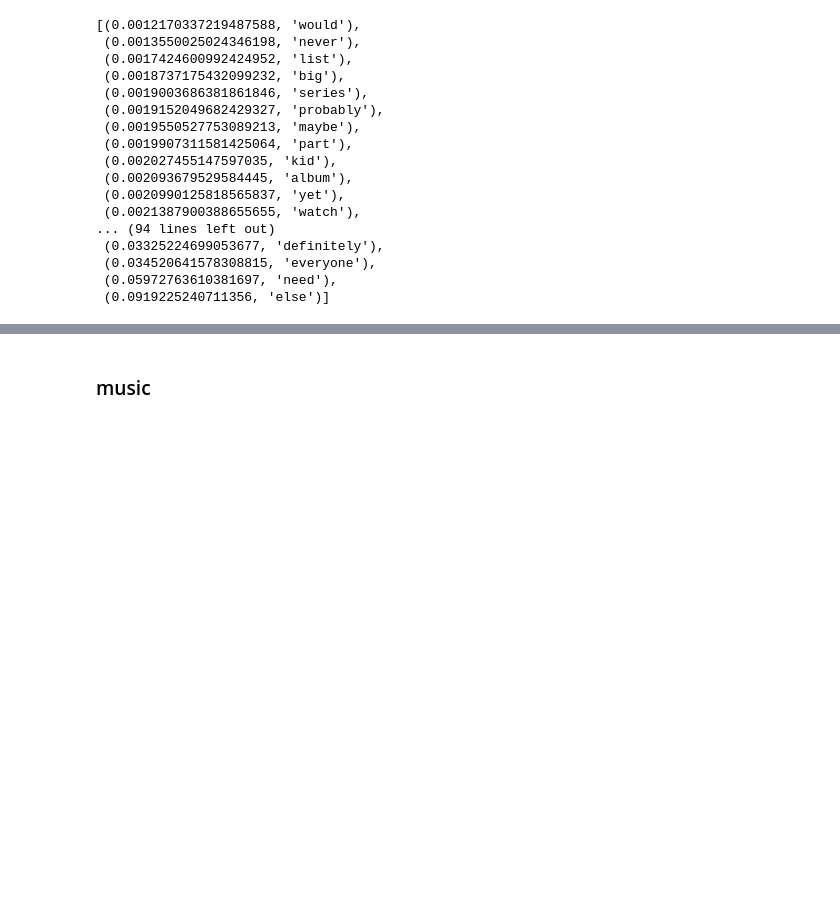
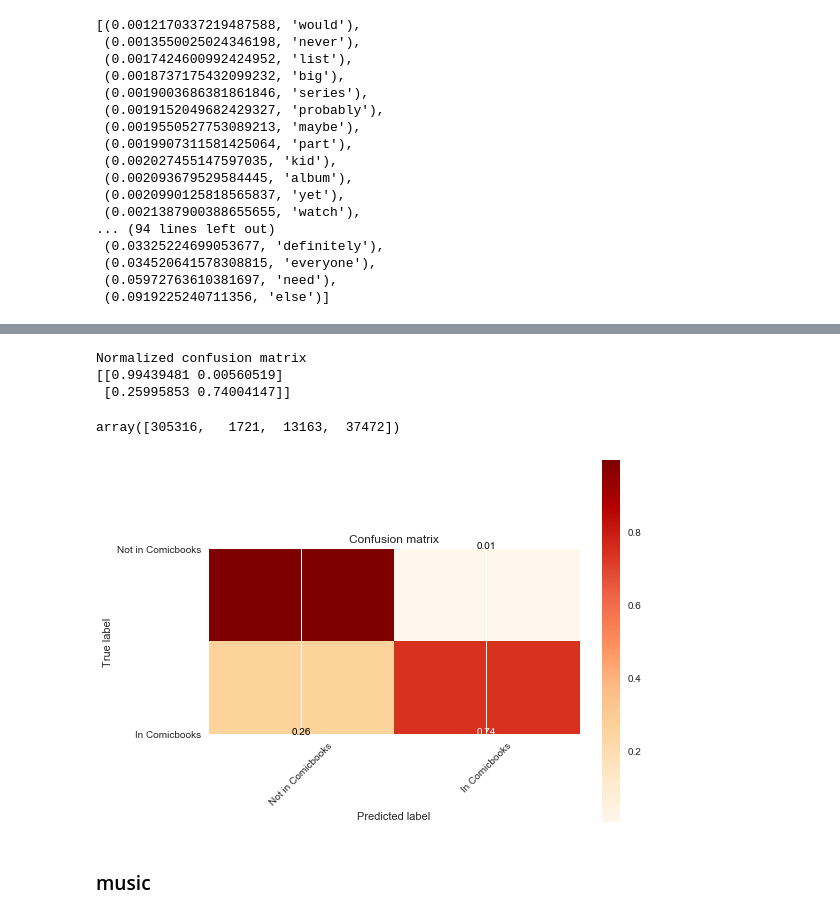
Before and after one commit to Jameshskelton/Reddit-NLP, a Jupyter notebook: Reddit-nlp-project.ipynb, the cells around one changed output, grey strips where cells are left out. Cells and saved outputs as stored; diff of their text form; code cells hidden in the pictures; blank space fills up the shorter version.

```diff
--- a/Reddit-nlp-project.ipynb
+++ b/Reddit-nlp-project.ipynb
@@ -746,3 +801,16 @@ rfc_comic_full.oob_score
+# %%
+pred = rfc_comic_full.predict(X_ent)
+cm = confusion_matrix(y_comic, pred)
+# tn, fp, fn, tp = cm
+
+plot_confusion_matrix(cm, ['Not in Comicbooks', 'In Comicbooks'], normalize = 'all', cmap = "OrRd")
+cm.ravel()
+# %% [output]
+Normalized confusion matrix
+[[0.99439481 0.00560519]
+ [0.25995853 0.74004147]]
+array([305316,   1721,  13163,  37472])
+[figure, added]
 # %% [markdown]
 ### music
 # %%
```
Also changed, not shown: parts of 16 cells of this notebook.
